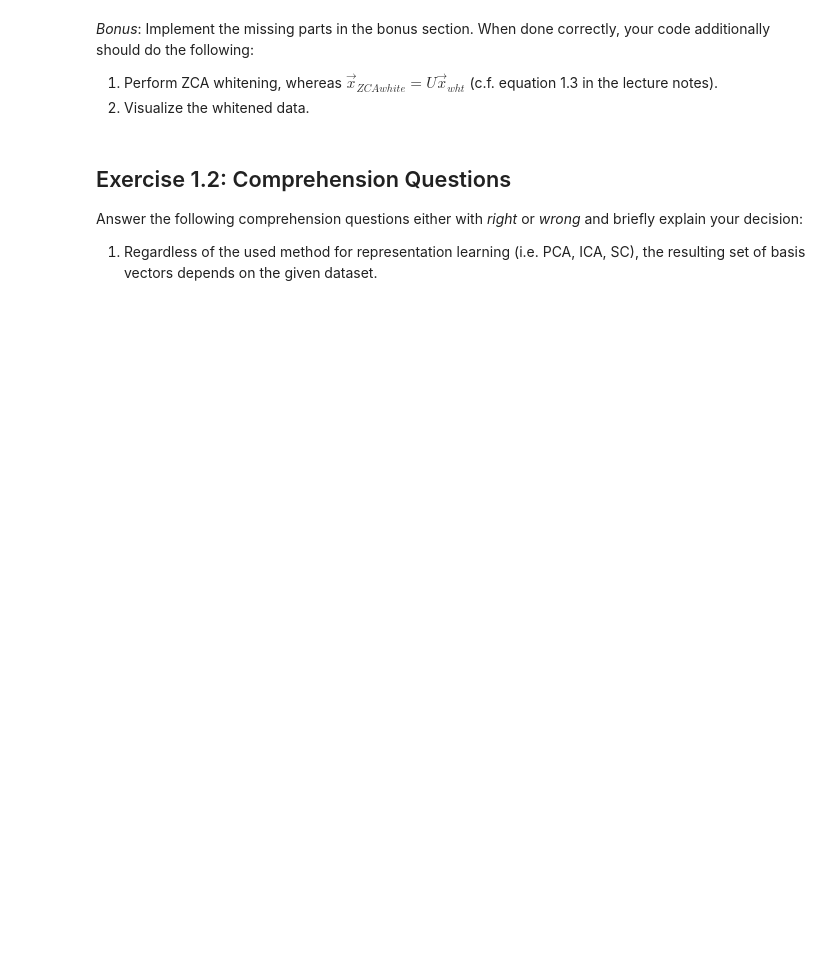
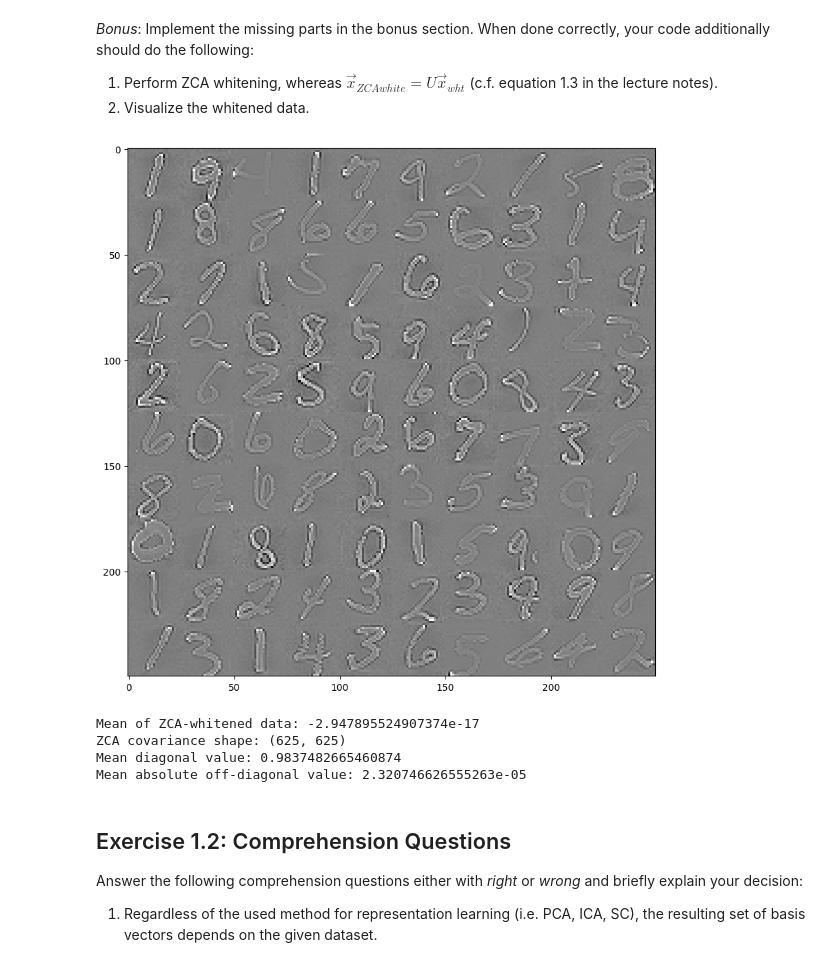
Before and after one commit to kawserahmad/ml-26, a Jupyter notebook: exercise_1.ipynb, the cells around one changed output. Cells and saved outputs as stored; diff of their text form; code cells hidden in the pictures; blank space fills up the shorter version.

```diff
--- a/exercise_1.ipynb
+++ b/exercise_1.ipynb
@@ -263,24 +279,48 @@ ValueError: cannot reshape array of size 100 into shape (25,25)
 # %%
 #% TODO epsilon : avoid negative numbers while computing stdDeviations
 epsilon = 0.1
 
 # TODO perform principal component analysis (help pca)
 # basis = -1 #get basis vector components
+pca = PCA()
+pca.fit(patches)
+basis = pca.components_
 
 # TODO compute the covariance matrix of the patches
-covariance = -1
+covariance = np.cov(patches, rowvar=False)
+
 
 # TODO compute diagonal matrix S containing the standard deviations (c.f. page 6)
-std_deviations = -1
+std_deviations = np.sqrt(pca.explained_variance_ + epsilon)
 
 # TODO pca whitening (c.f. equation 1.3)
-xPCAwhite = -1
+xPCAwhite = (patches - pca.mean_) @ basis.T
+xPCAwhite = xPCAwhite / std_deviations
 
 # TODO zca whitening
-xZCAwhite = -1
+xZCAwhite = xPCAwhite @ basis
 
 # TODO visualize the whitened data
-# show_in_grid(xZCAwhite[:n_basis], patch_size, patch_size)
+show_in_grid(xZCAwhite[:n_basis], patch_size, patch_size)
+# %% [output]
+[figure, added]
+# %%
+print("Mean of ZCA-whitened data:",
+      np.mean(xZCAwhite, axis=0).mean())
+
+zca_covariance = np.cov(xZCAwhite, rowvar=False)
+
+print("ZCA covariance shape:", zca_covariance.shape)
+print("Mean diagonal value:",
+      np.mean(np.diag(zca_covariance)))
+
+print("Mean absolute off-diagonal value:",
+      np.mean(np.abs(zca_covariance - np.diag(np.diag(zca_covariance)))))
+# %% [output]
+Mean of ZCA-whitened data: -2.947895524907374e-17
+ZCA covariance shape: (625, 625)
+Mean diagonal value: 0.9837482665460874
+Mean absolute off-diagonal value: 2.320746626555263e-05
 # %% [markdown]
 ## Exercise 1.2: Comprehension Questions
 
```
Also changed, not shown: parts of 25 cells of this notebook.
